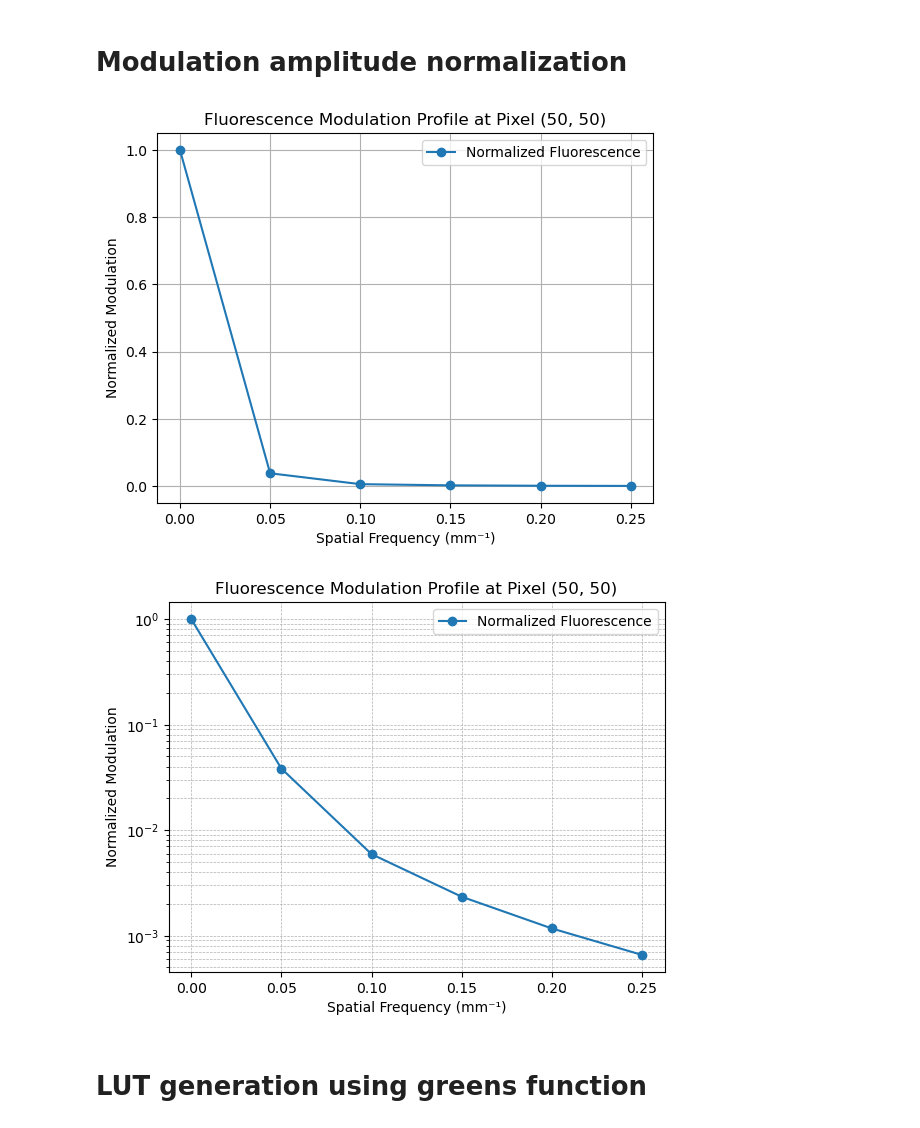
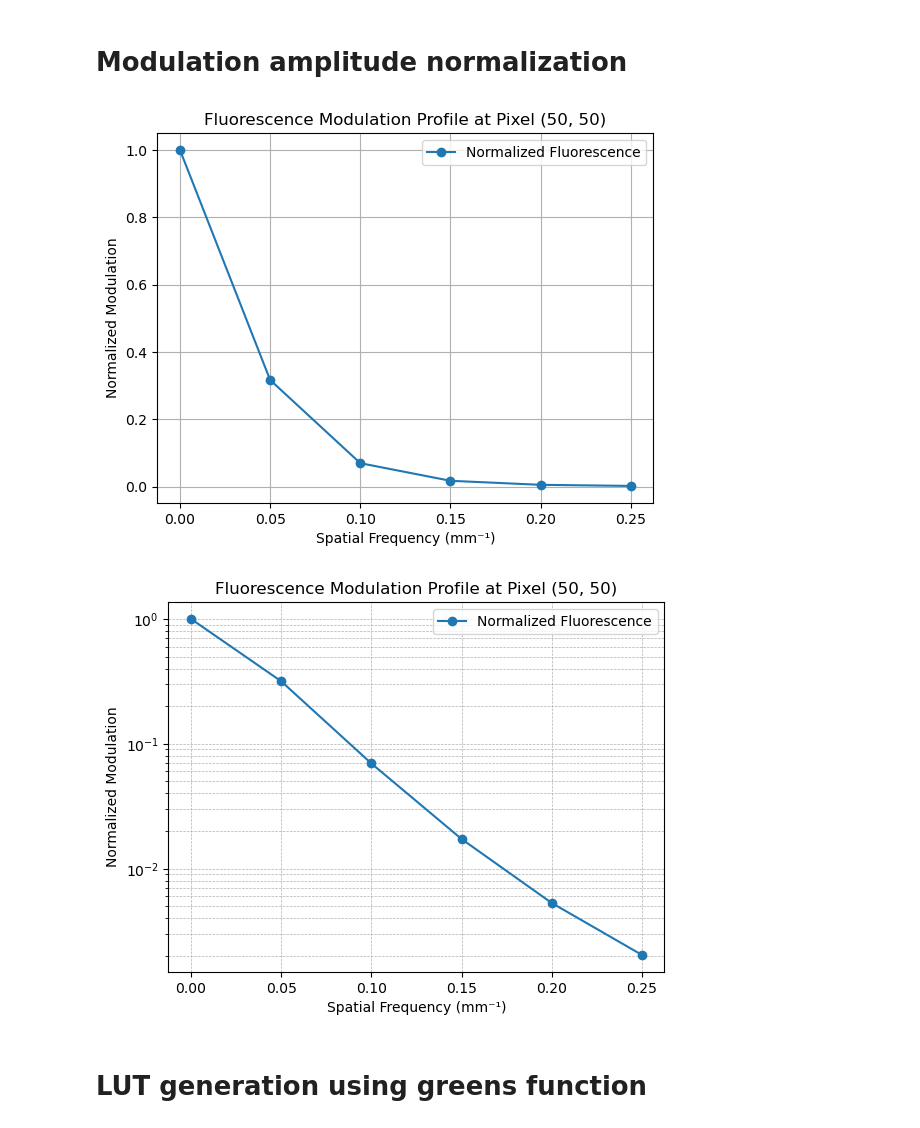
Before and after one commit to VictorH2208/gtx, a Jupyter notebook: numerical/qDFI.ipynb, the cells around one changed output. Cells and saved outputs as stored; diff of their text form; code cells hidden in the pictures.

```diff
--- a/numerical/qDFI.ipynb
+++ b/numerical/qDFI.ipynb
@@ -29,3 +55,25 @@ test_data = {
+# %%
+def load_cylinder_data(file_path):
+    data = mat73.loadmat(file_path)
+    return data
+
+temp_data = load_cylinder_data(cylinder_data_path_r1)
+cylinder_data_r1 = {
+    'fluorescence': temp_data['F'],
+    'optical_props': temp_data['OP'],
+    'reflectance': temp_data['RE'],
+    'depth': temp_data['DF'],
+    'concentration': temp_data['QF']
+}
+
+temp_data = load_cylinder_data(cylinder_data_path_r2)
+cylinder_data_r2 = {
+    'fluorescence': temp_data['F'],
+    'optical_props': temp_data['OP'],
+    'reflectance': temp_data['RE'],
+    'depth': temp_data['DF'],
+    'concentration': temp_data['QF']
+}
 # %% [markdown]
 # Stats
 # %%
@@ -95,36 +200,32 @@ def normalization(F):
 # %%
 def plot_modulation_curve(x, y, f_norm):
     mf_curve = f_norm[y, x, :]
     plt.plot(fx, mf_curve, 'o-', label='Normalized Fluorescence')
     plt.xlabel('Spatial Frequency (mm⁻¹)')
     plt.ylabel('Normalized Modulation')
     plt.title('Fluorescence Modulation Profile at Pixel (50, 50)')
     plt.grid(True)
     plt.legend()
     plt.show()
 
-s0 = test_data['fluorescence'][15]
+def plot_modulation_curve_log(x, y, f_norm):
+    mf_curve = f_norm[y, x, :]
+    plt.plot(fx, mf_curve, 'o-', label='Normalized Fluorescence')
+    plt.xlabel('Spatial Frequency (mm⁻¹)')
+    plt.ylabel('Normalized Modulation')
+    plt.title(f'Fluorescence Modulation Profile at Pixel ({x}, {y})')
+    plt.yscale('log')  # Set y-axis to logarithmic scale
+    plt.grid(True, which='both', linestyle='--', linewidth=0.5)
+    plt.legend()
+    plt.show()
+
+s0 = cylinder_data_r2['fluorescence']
 s0_norm = normalization(s0)
 plot_modulation_curve(50, 50, s0_norm)
+plot_modulation_curve_log(50, 50, s0_norm)
 # %% [output]
-[figure, old version]
+[figure, new version]
+[figure, added]
-# %%
-def plot_modulation_curve(x, y, f_norm):
-    mf_curve = f_norm[y, x, :]
-    plt.plot(fx, mf_curve, 'o-', label='Normalized Fluorescence')
-    plt.xlabel('Spatial Frequency (mm⁻¹)')
-    plt.ylabel('Normalized Modulation')
-    plt.title(f'Fluorescence Modulation Profile at Pixel ({x}, {y})')
-    plt.yscale('log')  # Set y-axis to logarithmic scale
-    plt.grid(True, which='both', linestyle='--', linewidth=0.5)
-    plt.legend()
-    plt.show()
-
-s0 = test_data['fluorescence'][15]
-s0_norm = normalization(s0)
-plot_modulation_curve(50, 50, s0_norm)
-# %% [output]
-[figure, removed]
 # %% [markdown]
 # LUT generation using greens function
 # %%
```
Also changed, not shown: parts of 19 cells of this notebook, 2 other files.
